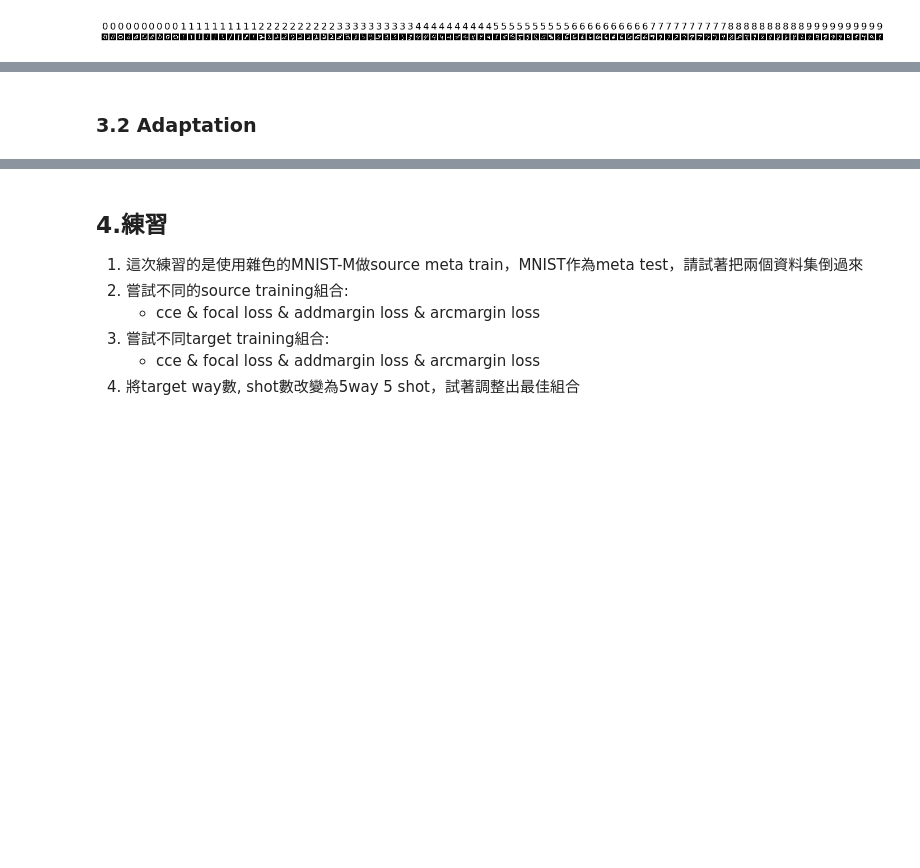
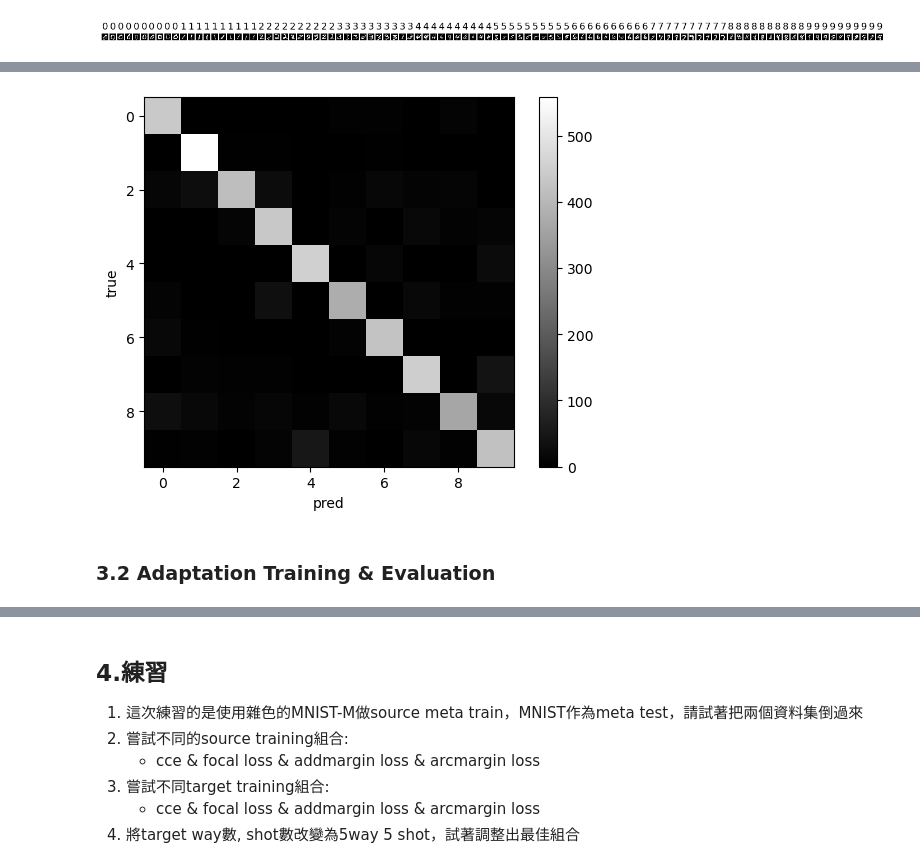
Before and after one commit to DeepStudio-TW/small-data-ssl-lecture, a Jupyter notebook: 4_FSL_Meta_Learning.ipynb, the cells around one changed output, grey strips where cells are left out. Drawn from its saved outputs; the diff is of its cells as text; code cells hidden in the pictures; blank space fills up the shorter version.

```diff
--- a/4_FSL_Meta_Learning.ipynb
+++ b/4_FSL_Meta_Learning.ipynb
@@ -263,6 +263,6 @@ show_data(x.detach().numpy().transpose(0,2,3,1),list(np.repeat(range(WAYS),SHOTS
 # %%
 def run_test(model,data_loader,ismeta=True):
-    result = []
+    result = dict(y_true=[],y_pred=[])
     total_test_hit, total_test_num = 0.0, 0.0
     with torch.no_grad():
         for i, (data,label) in enumerate(data_loader):
@@ -273,8 +273,11 @@ def run_test(model,data_loader,ismeta=True):
                 class_logits = model.meta_forward(test_data)
             else:
                 class_logits = model(test_data)
+
             pred = torch.argmax(class_logits, dim=1).cpu().detach().numpy()
-            result.append(pred)
+            result['y_true'].extend(label.cpu().detach().numpy())
+            result['y_pred'].extend(pred)
+
             total_test_hit += torch.sum(torch.argmax(class_logits, dim=1) == test_label).item()
             total_test_num += test_data.shape[0]
 
@@ -336,5 +339,5 @@ optimizer_tgt=optim.Adam(model_tgt.parameters(),lr=lr)
 # %%
 # 使用test dataloader觀察testing效果
 model_tgt.eval()
-pred=run_test(model_tgt,test_dataloader,ismeta=False)
+pred,acc=run_test(model_tgt,test_dataloader,ismeta=False)
 # %% [output]
@@ -342,5 +366,12 @@ test acc: 0.8528
+# %%
+plt.imshow(confusion_matrix(pred['y_true'], pred['y_pred']),'gray')
+plt.colorbar()
+plt.ylabel("true")
+plt.xlabel("pred");plt.show()
+# %% [output]
+[figure, added]
 # %% [markdown]
-### 3.2 Adaptation
+### 3.2 Adaptation Training & Evaluation
 # %%
 # 對於target support dataset,形成loader
 sampler.shuffle=True
```
Also changed, not shown: parts of 12 cells of this notebook.
